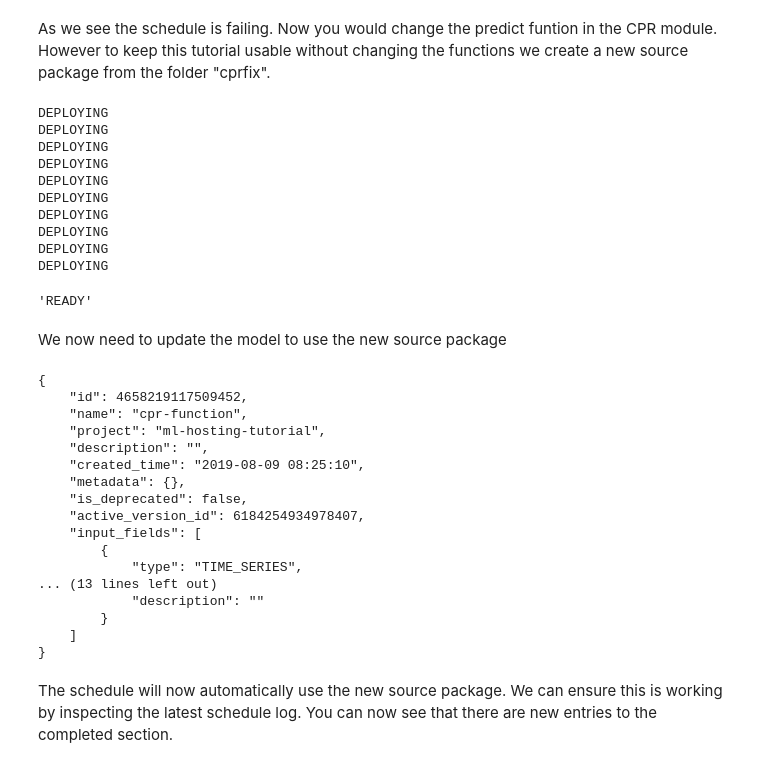
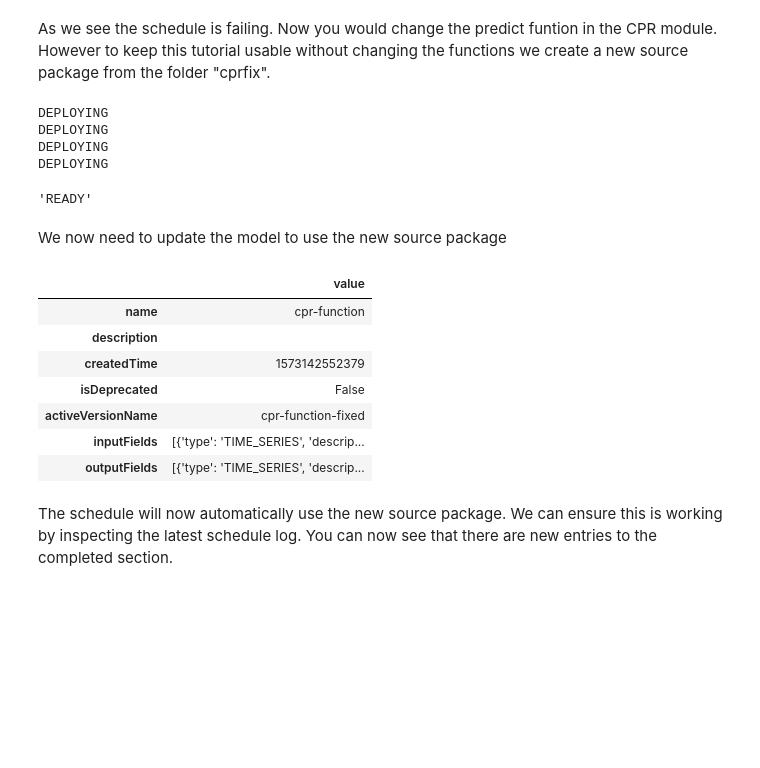
Before and after one commit to cognitedata/cognite-python-docs, a Jupyter notebook: examples/model_hosting/schedule_troubleshooting/ScheduleTroubleshooting.ipynb, the cells around one changed output. Cells and saved outputs as stored; diff of their text form; code cells hidden in the pictures; blank space fills up the shorter version.

Commit message:
Update schedule_troubleshooting

```diff
--- a/examples/model_hosting/schedule_troubleshooting/ScheduleTroubleshooting.ipynb
+++ b/examples/model_hosting/schedule_troubleshooting/ScheduleTroubleshooting.ipynb
@@ -13,7 +13,7 @@ from cognite.client.experimental import CogniteClient
 from cognite.model_hosting.data_spec import *
 from cognite.model_hosting.data_fetcher import DataFetcher
 
-client = CogniteClient(client_name='schedule_tutorial', project='ml-hosting-tutorial')
+client = CogniteClient()
 mlh = client.model_hosting
 # %% [markdown]
 # Deploy model
@@ -29,10 +29,9 @@ To ensure our model fails, we will make our model return the results using an in
 # %% [markdown]
 First we will create a model container to where we will deploy our model versions.
 # %%
-model_id = mlh.models.create_model(
+model_name = mlh.models.create_model(
     name = "cpr-function",
     input_fields=[{"name": "x1", "type": "TIME_SERIES"},
                   {"name": "x2", "type": "TIME_SERIES"}],
     output_fields=[{"name": "y", "type": "TIME_SERIES"}],
-).id
-model_id
+).name
@@ -172,42 +160,27 @@ version_id_fixed = mlh.models.deploy_model_version(
 # %%
-while mlh.models.get_model_version(model_id, version_id_fixed).status == 'DEPLOYING':
-    print(mlh.models.get_model_version(model_id, version_id_fixed).status)
+while mlh.versions.get_model_version(model_name, version_name_fixed).status == 'DEPLOYING':
+    print(mlh.versions.get_model_version(model_name, version_name_fixed).status)
     time.sleep(10)
-mlh.models.get_model_version(model_id, version_id_fixed).status
+mlh.versions.get_model_version(model_name, version_name_fixed).status
 # %% [output]
 DEPLOYING
 DEPLOYING
 DEPLOYING
 DEPLOYING
-DEPLOYING
-DEPLOYING
-DEPLOYING
-DEPLOYING
-DEPLOYING
-DEPLOYING
 'READY'
 # %% [markdown]
 We now need to update the model to use the new source package
-# %%
-mlh.models.update_model(id=model_id, active_version_id=version_id_fixed)
-# %% [output]
-{
-    "id": 4658219117509452,
-    "name": "cpr-function",
-    "project": "ml-hosting-tutorial",
-    "description": "",
-    "created_time": "2019-08-09 08:25:10",
-    "metadata": {},
-    "is_deprecated": false,
-    "active_version_id": 6184254934978407,
-    "input_fields": [
-        {
-            "type": "TIME_SERIES",
-... (13 lines left out)
-            "description": ""
-        }
-    ]
-}
+# %%
+mlh.models.update_model(name=model_name, active_version_name=version_name_fixed)
+# %% [output]
+|  | value |
+| name | cpr-function |
+| description |  |
+| createdTime | 1573142552379 |
+| isDeprecated | False |
+| activeVersionName | cpr-function-fixed |
+| inputFields | [{'type': 'TIME_SERIES', 'descrip... |
+| outputFields | [{'type': 'TIME_SERIES', 'descrip... |
 # %% [markdown]
 The schedule will now automatically use the new source package. We can ensure this is working by inspecting the latest schedule log. You can now see that there are new entries to the completed section.
 # %%
```
Also changed, not shown: parts of 15 cells of this notebook, 5 other files.
